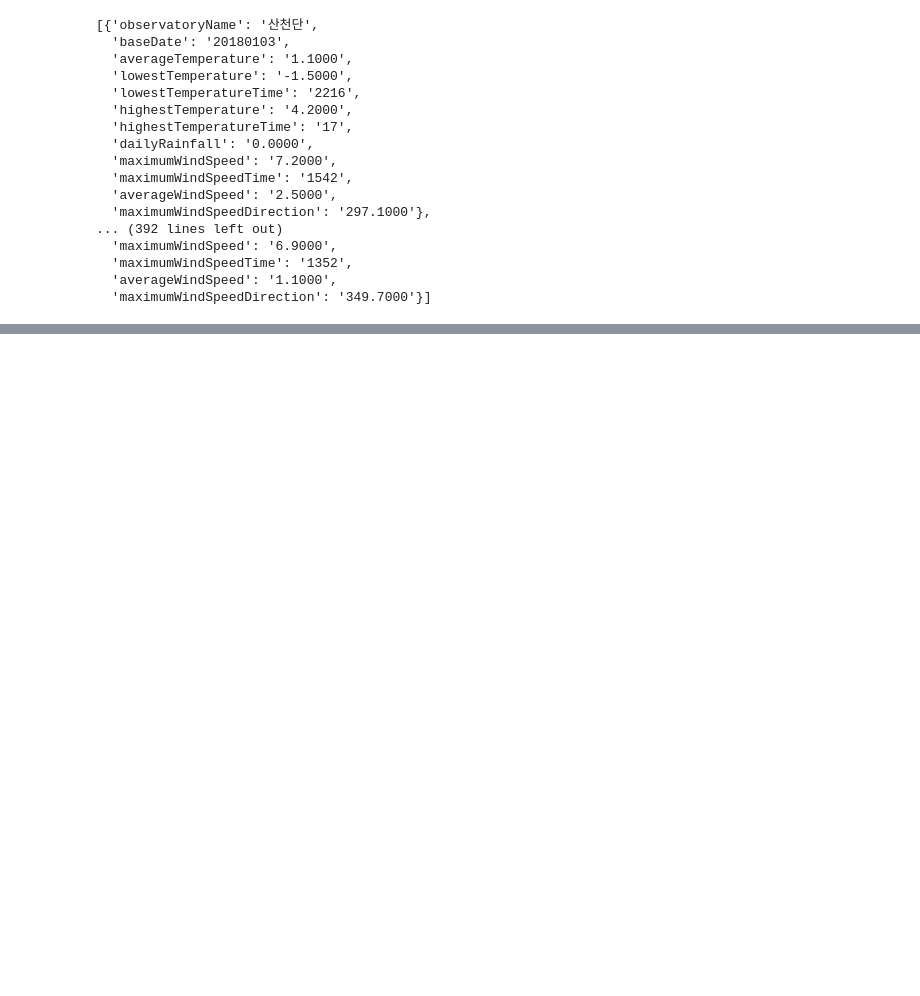
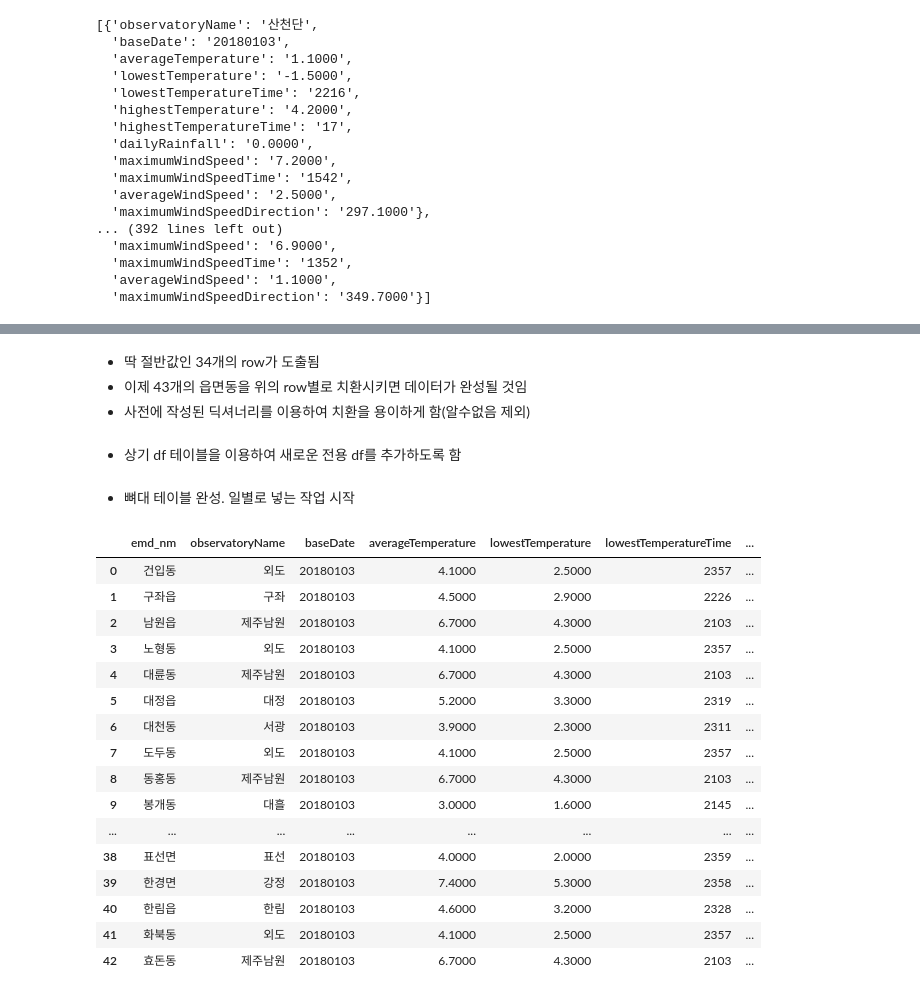
Before and after one commit to songmin9813/ECO_Jeju, a Jupyter notebook: Sungmin/Study/external_datas.ipynb, the cells around one changed output, grey strips where cells are left out. Drawn from its saved outputs; the diff is of its cells as text; code cells hidden in the pictures; blank space fills up the shorter version.

```diff
--- a/Sungmin/Study/external_datas.ipynb
+++ b/Sungmin/Study/external_datas.ipynb
@@ -159,0 +155,4 @@ print(tomorrow) # 2018-07-29 12:40:00.320686
+# %% [markdown]
+- 딱 절반값인 34개의 row가 도출됨
+- 이제 43개의 읍면동을 위의 row별로 치환시키면 데이터가 완성될 것임
+- 사전에 작성된 딕셔너리를 이용하여 치환을 용이하게 함(알수없음 제외)
@@ -160 +203,27 @@ print(tomorrow) # 2018-07-29 12:40:00.320686
+# %% [markdown]
+- 상기 df 테이블을 이용하여 새로운 전용 df를 추가하도록 함
+# %% [markdown]
+- 뼈대 테이블 완성. 일별로 넣는 작업 시작
+# %%
+new_df=pd.DataFrame(columns=df.columns)
+temp=pd.concat([new_df,df])
+temp
+# %% [output]
+|  | emd_nm | observatoryName | baseDate | averageTemperature | lowestTemperature | lowestTemperatureTime | ... |
+| 0 | 건입동 | 외도 | 20180103 | 4.1000 | 2.5000 | 2357 | ... |
+| 1 | 구좌읍 | 구좌 | 20180103 | 4.5000 | 2.9000 | 2226 | ... |
+| 2 | 남원읍 | 제주남원 | 20180103 | 6.7000 | 4.3000 | 2103 | ... |
+| 3 | 노형동 | 외도 | 20180103 | 4.1000 | 2.5000 | 2357 | ... |
+| 4 | 대륜동 | 제주남원 | 20180103 | 6.7000 | 4.3000 | 2103 | ... |
+| 5 | 대정읍 | 대정 | 20180103 | 5.2000 | 3.3000 | 2319 | ... |
+| 6 | 대천동 | 서광 | 20180103 | 3.9000 | 2.3000 | 2311 | ... |
+| 7 | 도두동 | 외도 | 20180103 | 4.1000 | 2.5000 | 2357 | ... |
+| 8 | 동홍동 | 제주남원 | 20180103 | 6.7000 | 4.3000 | 2103 | ... |
+| 9 | 봉개동 | 대흘 | 20180103 | 3.0000 | 1.6000 | 2145 | ... |
+| ... | ... | ... | ... | ... | ... | ... | ... |
+| 38 | 표선면 | 표선 | 20180103 | 4.0000 | 2.0000 | 2359 | ... |
+| 39 | 한경면 | 강정 | 20180103 | 7.4000 | 5.3000 | 2358 | ... |
+| 40 | 한림읍 | 한림 | 20180103 | 4.6000 | 3.2000 | 2328 | ... |
+| 41 | 화북동 | 외도 | 20180103 | 4.1000 | 2.5000 | 2357 | ... |
+| 42 | 효돈동 | 제주남원 | 20180103 | 6.7000 | 4.3000 | 2103 | ... |
 # %%
```
Also changed, not shown: parts of 17 cells of this notebook, 1 other file.
